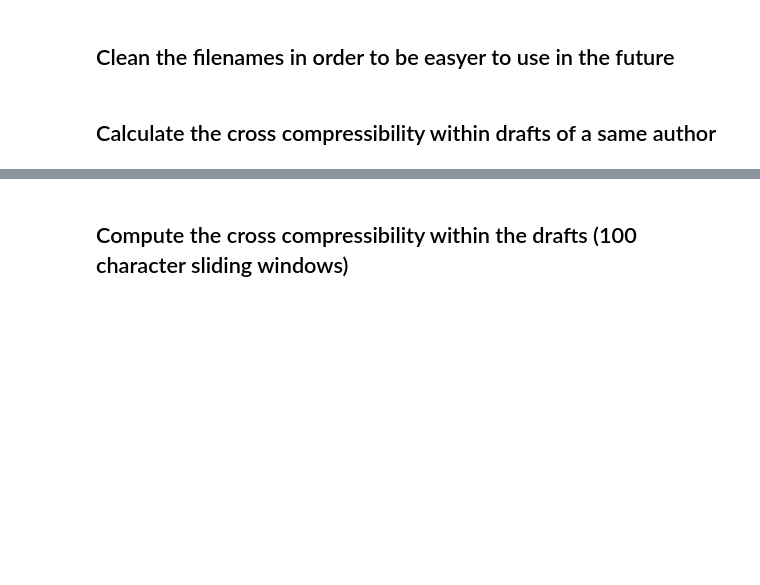
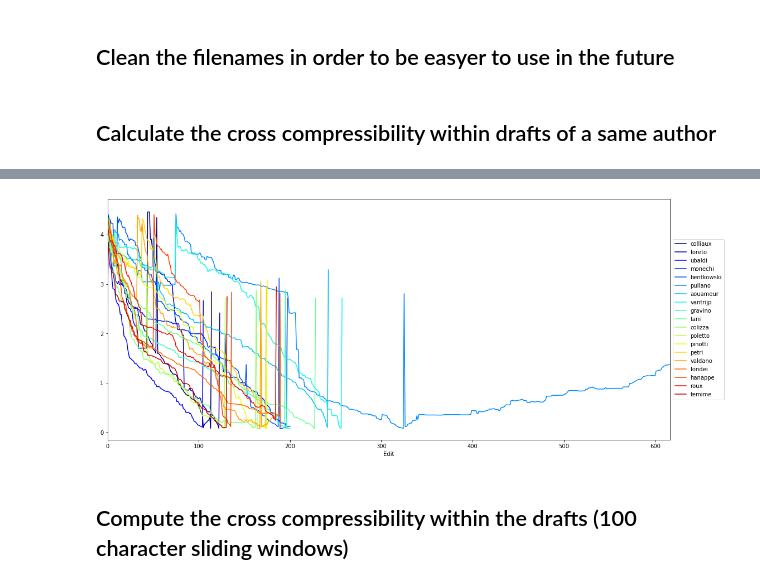
Before and after one commit to losardor/DraftAnalysis, a Jupyter notebook: PACCHETTO_ruggieroDraft/DrafAnal_with_package.ipynb, the cells around one changed output, grey strips where cells are left out. Cells and saved outputs as stored; diff of their text form; code cells hidden in the pictures; blank space fills up the shorter version.

```diff
--- a/PACCHETTO_ruggieroDraft/DrafAnal_with_package.ipynb
+++ b/PACCHETTO_ruggieroDraft/DrafAnal_with_package.ipynb
@@ -65,3 +125,16 @@ for i, author in enumerate(Data):
+# %%
+x = np.linspace(0, 5, 100)
+cmap = plt.get_cmap('jet')
+fig = plt.figure(figsize=(14,6))
+ax = fig.add_axes([1,1,1,1])
+N = len(Data)
+for i,author in enumerate(Data):
+    color = cmap(float(i)/N)
+    author.drafts[last_draft[author.name]].contigData.plot(ax = ax, x='Edit', y='distance', c=color, label=author.name)
+    ax.legend(loc='center left', bbox_to_anchor=(1, 0.5))
+plt.savefig('LastDraftCErealTime.png', bbox_inches='tight',format='png')
+# %% [output]
+[figure, added]
 # %% [markdown]
 ## Compute the cross compressibility within the drafts (100 character sliding windows)
 # %%
```
Also changed, not shown: parts of 15 cells of this notebook, 5 other files.
